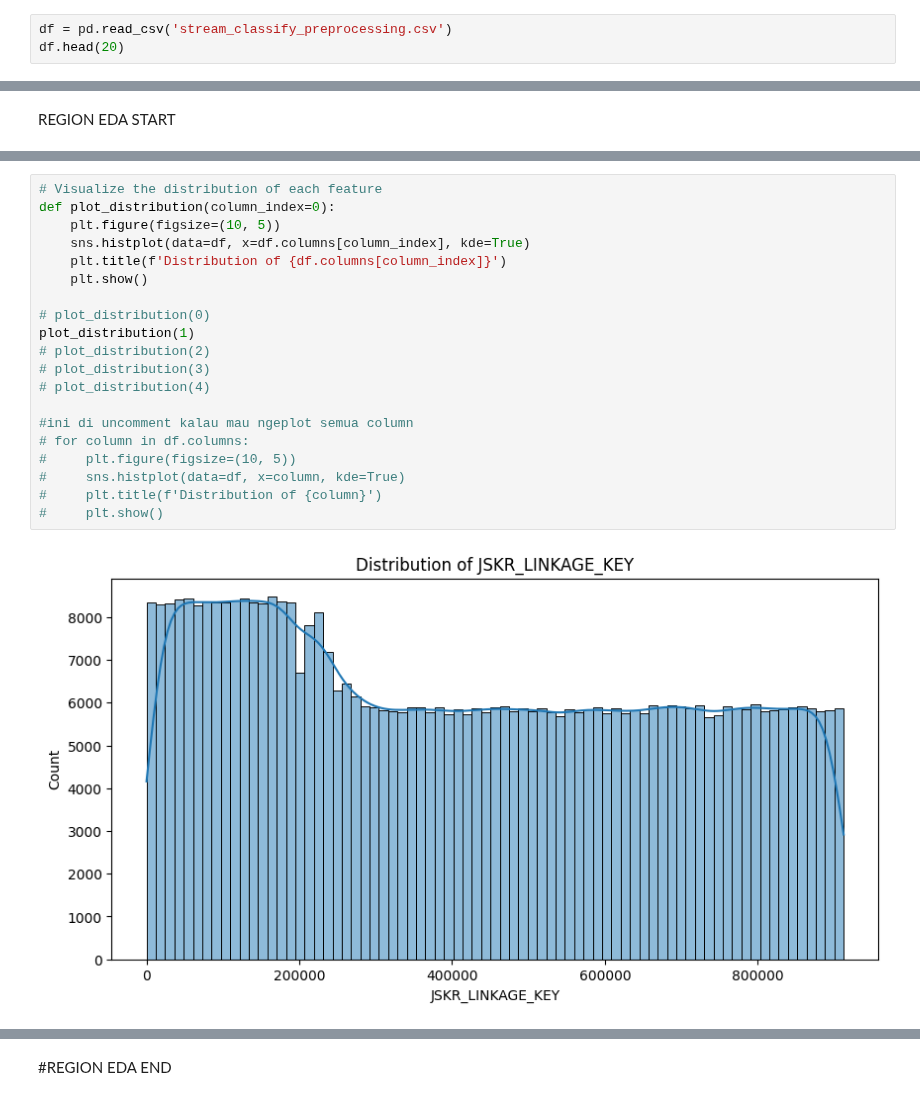
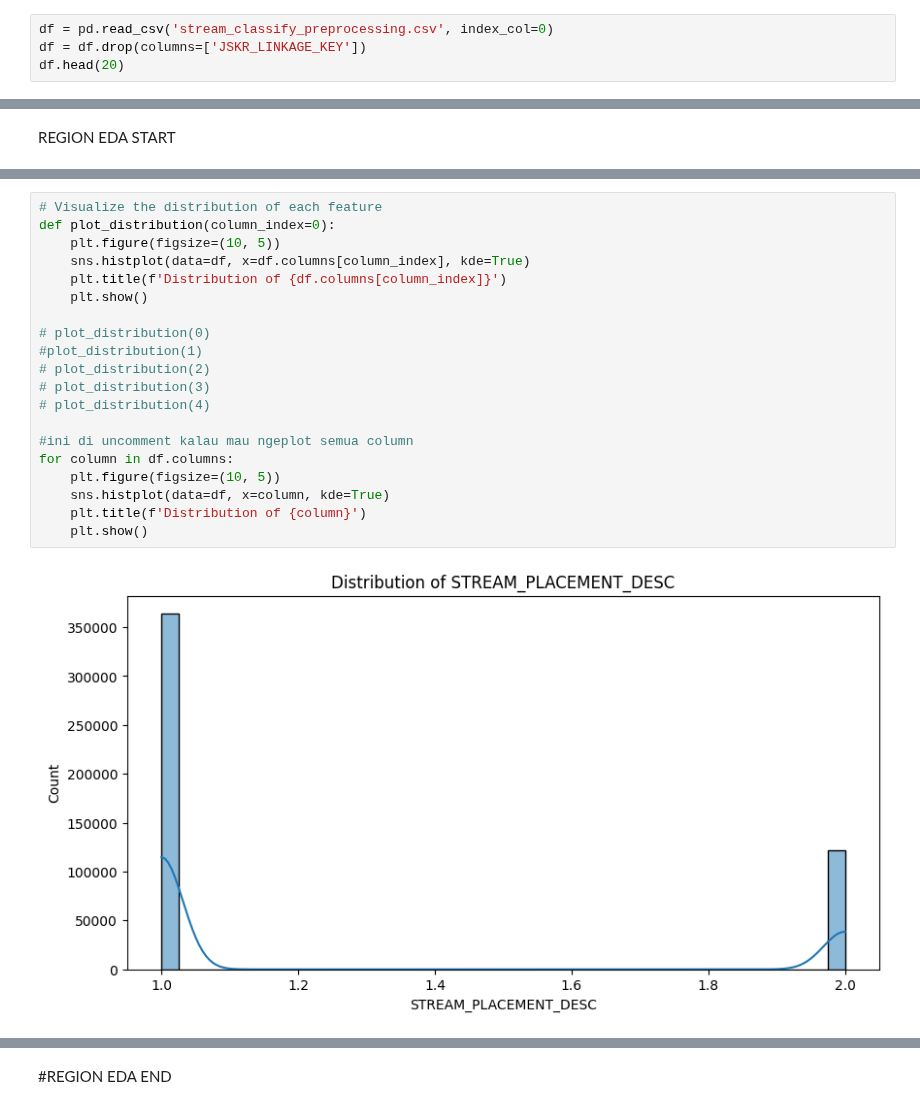
Before and after one commit to abayup14/CapstoneBangkit, a Jupyter notebook: Machine Learning/Stream Model/02. EDA_STREAM_CLASSIFY.ipynb, the cells around one changed output, grey strips where cells are left out. Saved outputs shown, nothing was run; the diff lists cells and outputs as text.

```diff
--- a/Machine Learning/Stream Model/02. EDA_STREAM_CLASSIFY.ipynb
+++ b/Machine Learning/Stream Model/02. EDA_STREAM_CLASSIFY.ipynb
@@ -4,6 +4,7 @@ import numpy as np
 import matplotlib.pyplot as plt
 import seaborn as sns
 # %%
-df = pd.read_csv('stream_classify_preprocessing.csv')
+df = pd.read_csv('stream_classify_preprocessing.csv', index_col=0)
+df = df.drop(columns=['JSKR_LINKAGE_KEY'])
 df.head(20)
 # %% [output]
@@ -70,22 +69,22 @@ dtype: int64
 # %%
 # Visualize the distribution of each feature
 def plot_distribution(column_index=0):
     plt.figure(figsize=(10, 5))
     sns.histplot(data=df, x=df.columns[column_index], kde=True)
     plt.title(f'Distribution of {df.columns[column_index]}')
     plt.show()
 
 # plot_distribution(0)
-plot_distribution(1)
+#plot_distribution(1)
 # plot_distribution(2)
 # plot_distribution(3)
 # plot_distribution(4)
 
 #ini di uncomment kalau mau ngeplot semua column
-# for column in df.columns:
-#     plt.figure(figsize=(10, 5))
-#     sns.histplot(data=df, x=column, kde=True)
-#     plt.title(f'Distribution of {column}')
-#     plt.show()
+for column in df.columns:
+    plt.figure(figsize=(10, 5))
+    sns.histplot(data=df, x=column, kde=True)
+    plt.title(f'Distribution of {column}')
+    plt.show()
 # %% [output]
-[figure, old version]
+[figure, new version]
```
Also changed, not shown: parts of 5 cells of this notebook, 4 other files.
